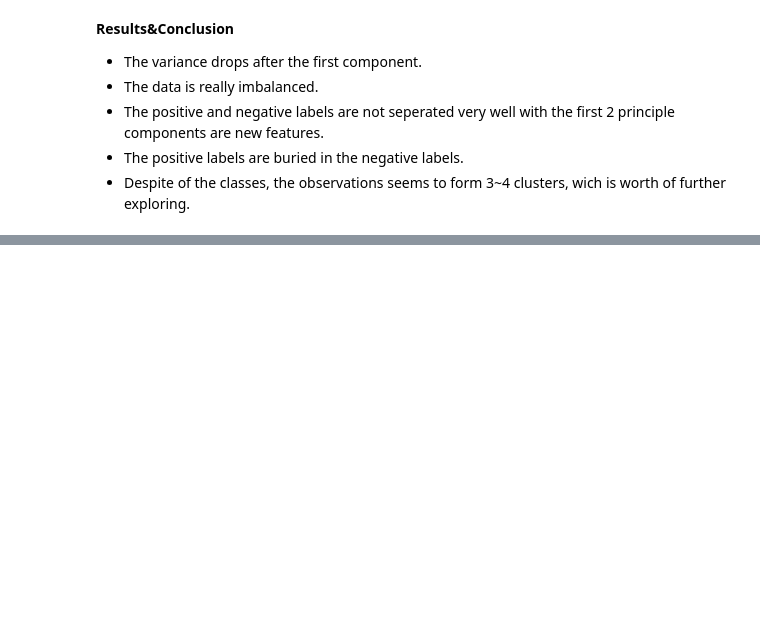
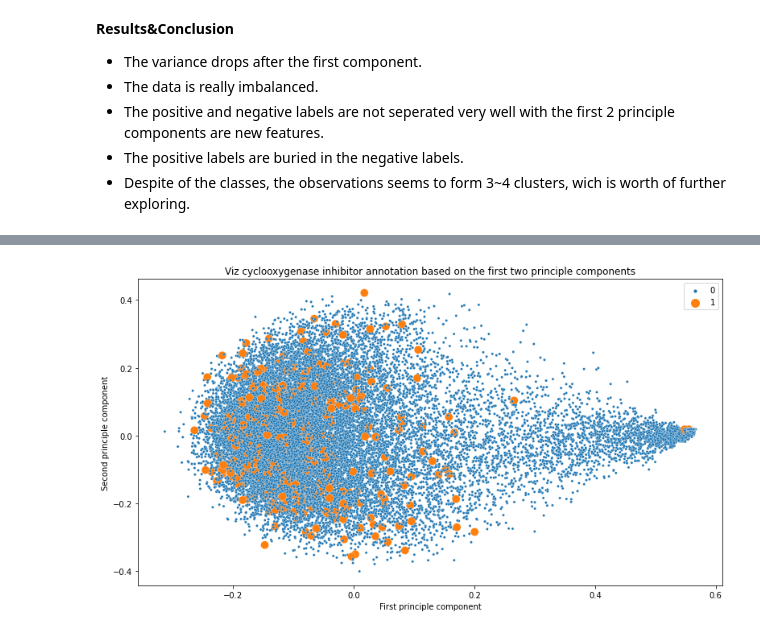
Before and after one commit to Yongliang-Shi/Mechanism-of-Action-Prediction, a Jupyter notebook: pca_to_visualize_cyclooxygenase_inhibitor.ipynb, the cells around one changed output, grey strips where cells are left out. Saved outputs shown, nothing was run; the diff lists cells and outputs as text; code cells hidden in the pictures; blank space fills up the shorter version.

```diff
--- a/pca_to_visualize_cyclooxygenase_inhibitor.ipynb
+++ b/pca_to_visualize_cyclooxygenase_inhibitor.ipynb
@@ -223,0 +311,18 @@ plt.show()
+# %%
+# Data Visualization
+
+df_kpca = pd.DataFrame(X_kpca)
+c_inhibitor = df_targets.loc[:, 'cyclooxygenase_inhibitor']
+df_kpca['target'] = c_inhibitor.values
+
+plt.figure(figsize=(13,7))
+sns.scatterplot(data=df_kpca, x=df_kpca[0], y=df_kpca[1],
+                hue='target', size='target', sizes=(100, 10))
+
+plt.title('Viz cyclooxygenase inhibitor annotation based on the first two principle components')
+plt.xlabel('First principle component')
+plt.ylabel('Second principle component')
+plt.legend()
+plt.show()
+# %% [output]
+[figure, added]
```
Also changed, not shown: parts of 17 cells of this notebook.
